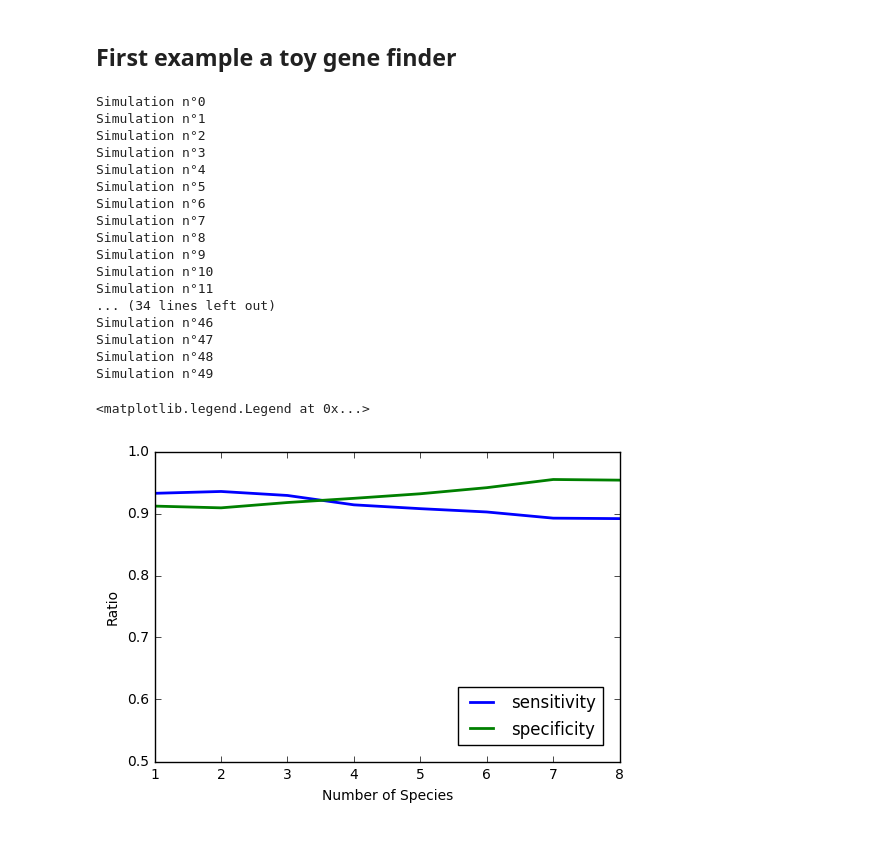
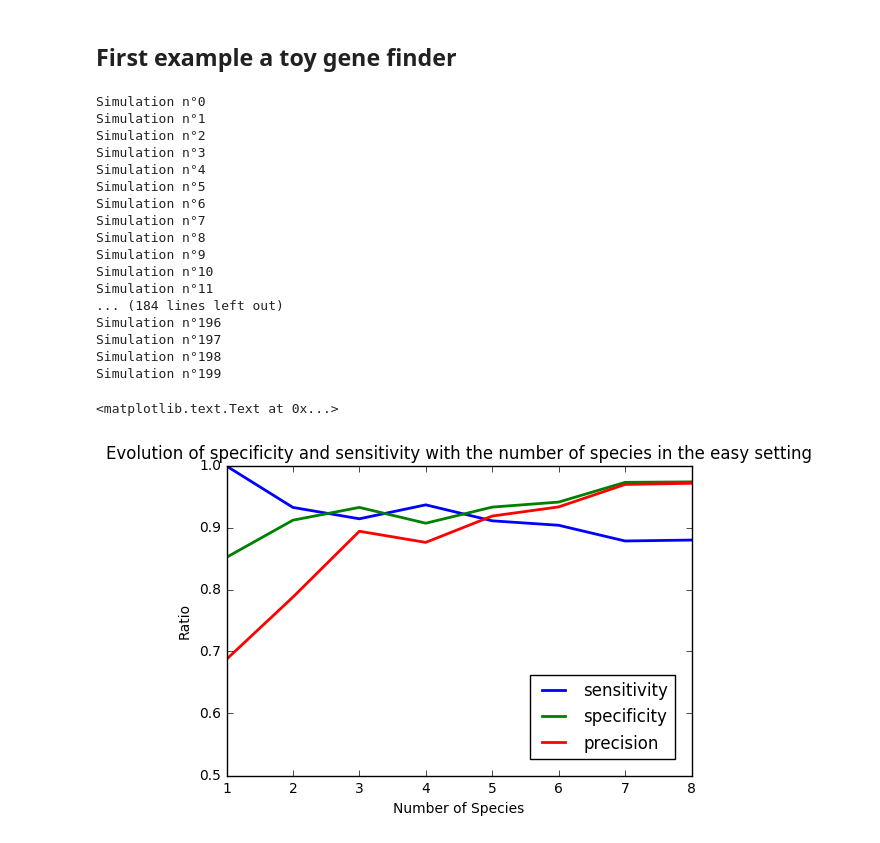
Before and after one commit to zaccharieramzi/phylo-hmm, a Jupyter notebook: pdt_experiments.ipynb, the cells around one changed output. Drawn from its saved outputs; the diff is of its cells as text; code cells hidden in the pictures.

Commit message:
added pi and scaling factor, outputs of experiments

```diff
--- a/pdt_experiments.ipynb
+++ b/pdt_experiments.ipynb
@@ -33,7 +32,7 @@ A[3, 3] = 0.8  # 0.9999  # unrealistic ...
 A[3, 0] = 1 - A[3, 3]
 
 # state initial probability
-b = np.array([0.25, 0.25, 0.26, 0.24])
+b = np.array([0.25, 0.25, 0.25, 0.25])
 
 animalNames = ["dog", "cat", "pig", "cow", "rat", "mouse", "baboon", "human"]
 n_species = len(animalNames)
@@ -41,27 +40,29 @@ n_species = len(animalNames)
 transition/transversion ratio, in noncoding and third-codon-position sites
 than in firstand second- codon-position sites[...]"""
 
-#pi = np.random.uniform(0.15, 0.35, (nbState, alphabetSize))
-pi = np.random.rand(nbState, alphabetSize).reshape(nbState, alphabetSize)
-pi /= pi.sum(axis=1)[:, None]
+pi_easy = np.load("pi_easy.npy")
+pi_difficult = np.load("pi_difficult.npy")
 
 # translation/transversion rate
 kappa = np.array([2.3, 2.7, 4.3, 5.4])
+
+# scaling factors for the different states
+scaling_factors = np.load("scaling_factors.npy")
 # %%
 # MONTE-CARLO PARAMETERS
 n_nucleotids = 1000
-n_simulations = 50
+n_simulations = 200
 # %%
 np.seterr(all='warn')
-precision = np.zeros((n_simulations, n_species))
-sensitivity = np.zeros((n_simulations, n_species))
-specificity = np.zeros((n_simulations, n_species))
+precision_easy = np.zeros((n_simulations, n_species))
+sensitivity_easy = np.zeros((n_simulations, n_species))
+specificity_easy = np.zeros((n_simulations, n_species))
 for n in range(n_simulations):
     for i,sub_indices in enumerate(
         [[5],[1,5],[1,4,5],[1,4,5,8],[1,2,4,5,8],[1,2,3,4,5,8],[1,2,3,4,5,7,8],range(1,9)]):
 
-        precision[n, i], sensitivity[n, i], specificity[n, i] = single_decoding_routine(tree_path, n_nucleotids, alphabet, A,
-                            b, n_species, pi, kappa, alg='viterbi',
+        precision_easy[n, i], sensitivity_easy[n, i], specificity_easy[n, i] = single_decoding_routine(tree_path, n_nucleotids, alphabet, A,
+                            b, n_species, pi_easy, kappa, scaling_factors, alg='viterbi',
                             list_of_species=sub_indices)
         # Precision
 
@@ -79,27 +80,30 @@ Simulation n°8
 Simulation n°9
 Simulation n°10
 Simulation n°11
-... (34 lines left out)
-Simulation n°46
-Simulation n°47
-Simulation n°48
-Simulation n°49
+... (184 lines left out)
+Simulation n°196
+Simulation n°197
+Simulation n°198
+Simulation n°199
 # %%
 axes = plt.gca()
 # axes.set_xlim([xmin,xmax])
 axes.set_ylim([0.5, 1])
 plt.ylabel('Ratio')
 plt.xlabel('Number of Species')
 handles= [
     #plt.plot(range(1, n_species+1), precision.mean(axis=0),
     #         linewidth=2),
-    plt.plot(range(1, n_species+1), sensitivity.mean(axis=0),
+    plt.plot(range(1, n_species+1), sensitivity_easy.mean(axis=0),
              linewidth=2),
-    plt.plot(range(1, n_species+1), specificity.mean(axis=0),
+    plt.plot(range(1, n_species+1), specificity_easy.mean(axis=0),
+             linewidth=2),
+    plt.plot(range(1, n_species+1), precision_easy.mean(axis=0),
              linewidth=2)
     ]
-plt.legend(handles, labels=["sensitivity", "specificity"], #labels=["precision", "sensitivity", "specificity"],
+plt.legend(handles, labels=["sensitivity", "specificity", "precision"], #labels=["precision", "sensitivity", "specificity"],
            loc=4, borderaxespad=1)
+plt.title("Evolution of specificity and sensitivity with the number of species in the easy setting")
 # %% [output]
-<matplotlib.legend.Legend at 0x...>
+<matplotlib.text.Text at 0x...>
-[figure, old version]
+[figure, new version]
```
Also changed, not shown: parts of 6 cells of this notebook, 5 other files.
